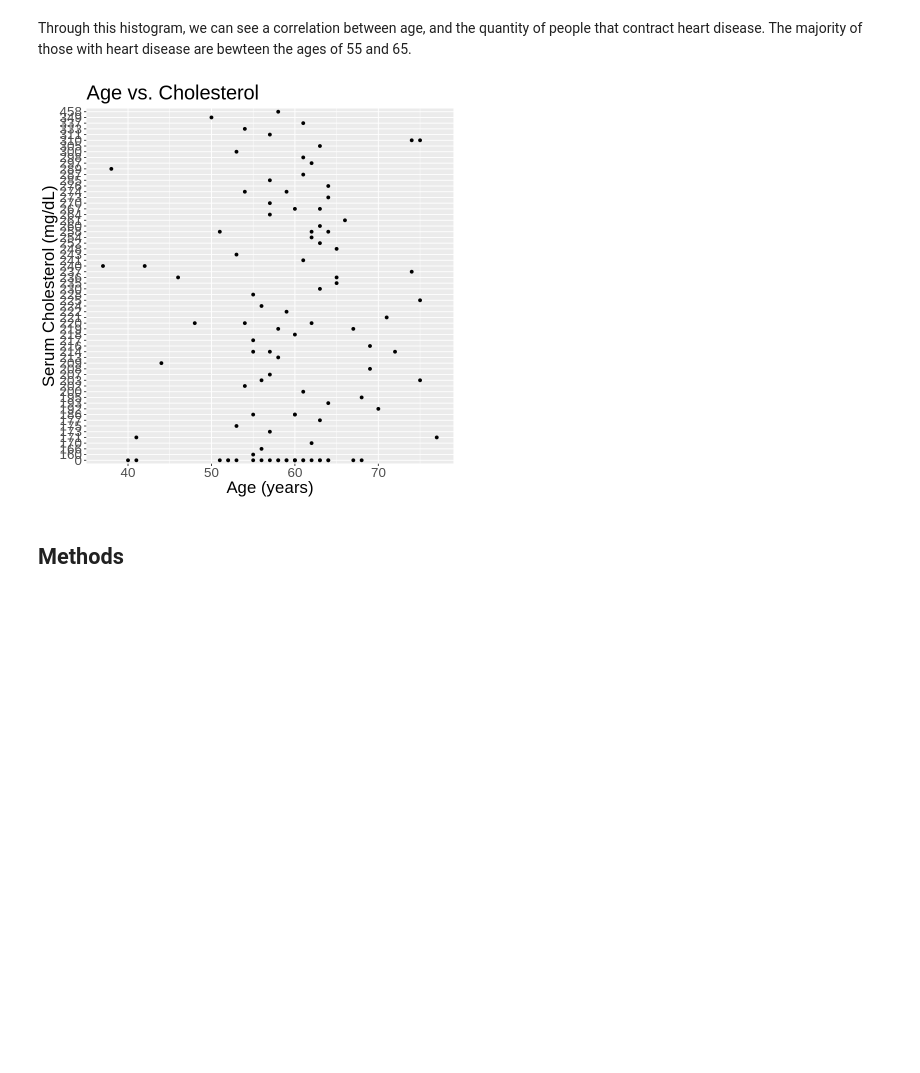
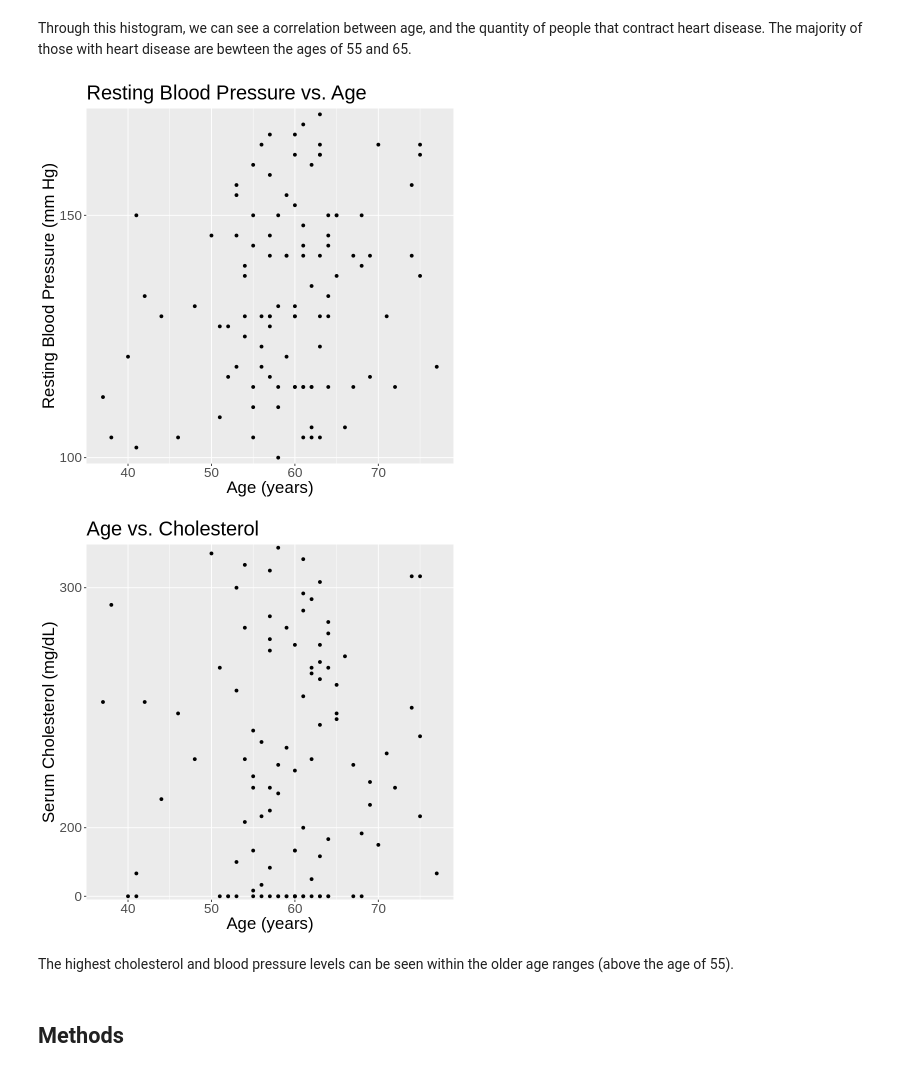
Before and after one commit to klydestad/group_153_project, a Jupyter notebook: group.153.proposal-Copy1.ipynb, the cells around one changed output. Drawn from its saved outputs; the diff is of its cells as text; code cells hidden in the pictures; blank space fills up the shorter version.

Commit message:
Added graphs
Age vs cholesterol, age vs blood pressure

```diff
--- a/group.153.proposal-Copy1.ipynb
+++ b/group.153.proposal-Copy1.ipynb
@@ -101,13 +101,25 @@ Through this histogram, we can see a correlation between age, and the quantity o
 # %%
 van_plot_chol <- ggplot(van_train, aes(x = age, y = chol)) +
             geom_point() +
             labs(x = "Age (years)", y = "Serum Cholesterol (mg/dL)", title = "Age vs. Cholesterol") +
-            theme( text = element_text(size = 20))
+            theme( text = element_text(size = 20)) +
+            scale_y_discrete(breaks=c(0, 50, 100, 150, 200, 250, 300, 350, 400, 450, 500))
+
+van_plot_bps <- ggplot(van_train, aes(x = age, y = trestbps)) +
+            geom_point() +
+            labs(x = "Age (years)", y = "Resting Blood Pressure (mm Hg)", title = "Resting Blood Pressure vs. Age") +
+            theme( text = element_text(size = 20)) +
+            scale_y_discrete(breaks=c(0, 50, 100, 150, 200, 250, 300, 350, 400, 450, 500))
 
 
+van_plot_bps
+
 van_plot_chol
 # %% [output]
-[figure, old version]
+[figure, new version]
+[figure, added]
+# %% [markdown]
+The highest cholesterol and blood pressure levels can be seen within the older age ranges (above the age of 55).
 # %% [markdown]
 ## Methods
 # %% [markdown]
```
